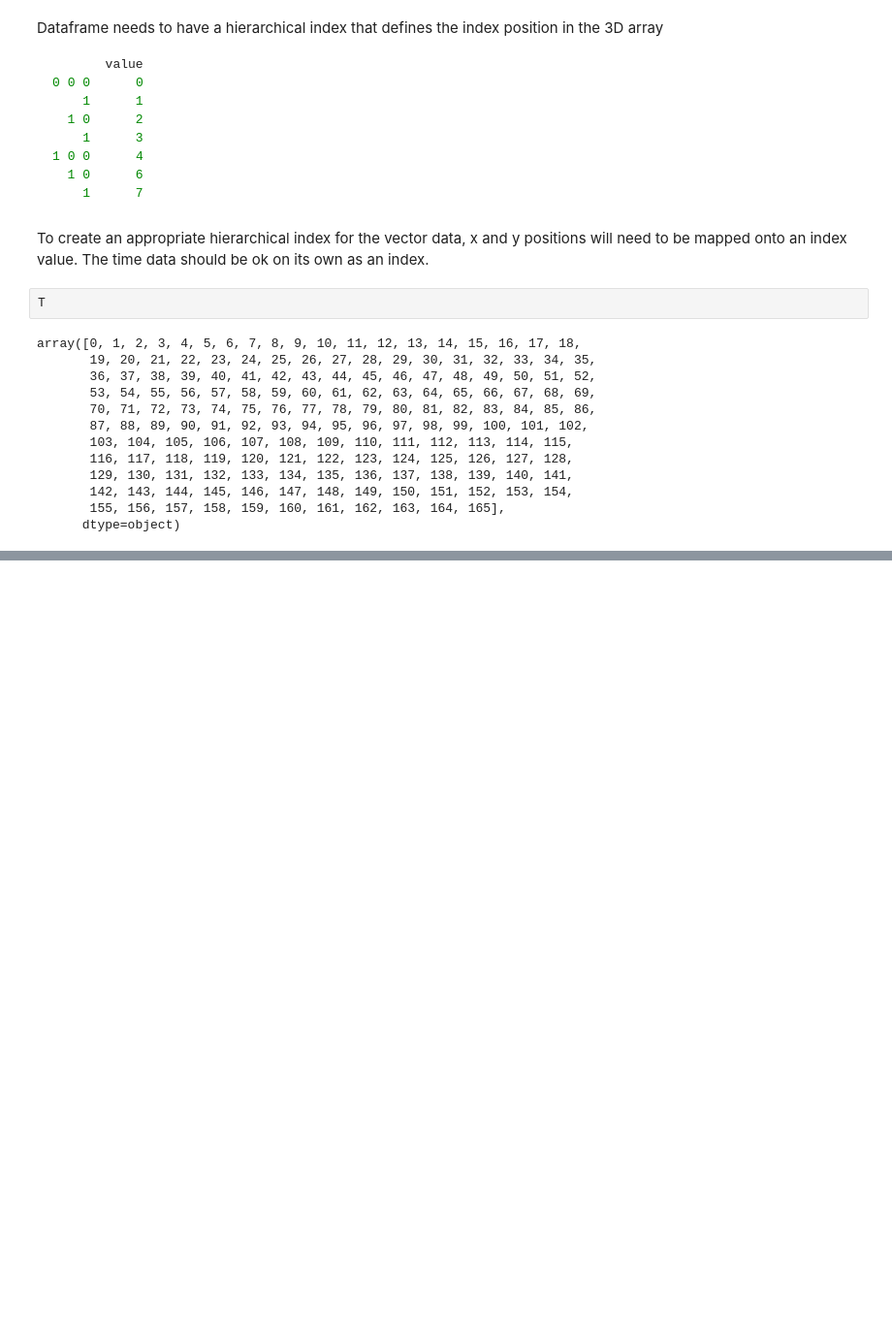
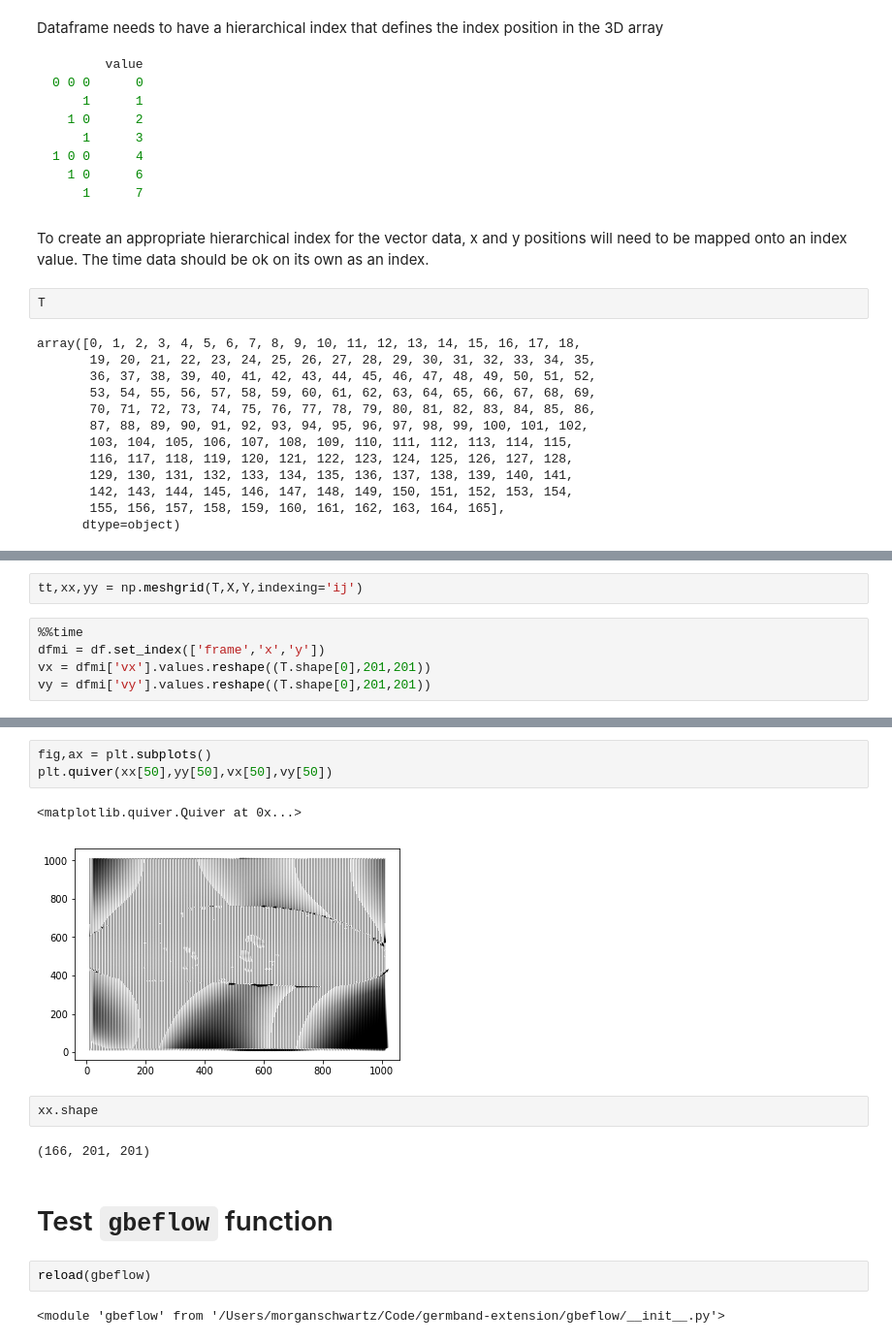
Before and after one commit to msschwartz21/germband-extension, a Jupyter notebook: notebooks/20181108-vector_reformat.ipynb, the cells around one changed output, grey strips where cells are left out. Shown at 97% size. Saved outputs shown, nothing was run; the diff lists cells and outputs as text; blank space fills up the shorter version.

Commit message:
Succesful implementation of data reformat function for vector data

```diff
--- a/notebooks/20181108-vector_reformat.ipynb
+++ b/notebooks/20181108-vector_reformat.ipynb
@@ -238,0 +291,7 @@ ValueError: DataFrame constructor not properly called!
+# %%
+tt,xx,yy = np.meshgrid(T,X,Y,indexing='ij')
+# %%
+%%time
+dfmi = df.set_index(['frame','x','y'])
+vx = dfmi['vx'].values.reshape((T.shape[0],201,201))
+vy = dfmi['vy'].values.reshape((T.shape[0],201,201))
@@ -238,0 +310,16 @@ ValueError: DataFrame constructor not properly called!
+# %%
+fig,ax = plt.subplots()
+plt.quiver(xx[50],yy[50],vx[50],vy[50])
+# %% [output]
+<matplotlib.quiver.Quiver at 0x...>
+[figure, added]
+# %%
+xx.shape
+# %% [output]
+(166, 201, 201)
+# %% [markdown]
+# Test `gbeflow` function
+# %%
+reload(gbeflow)
+# %% [output]
+<module 'gbeflow' from '/Users/morganschwartz/Code/germband-extension/gbeflow/__init__.py'>
```
Also changed, not shown: parts of 24 cells of this notebook, 1 other file.
